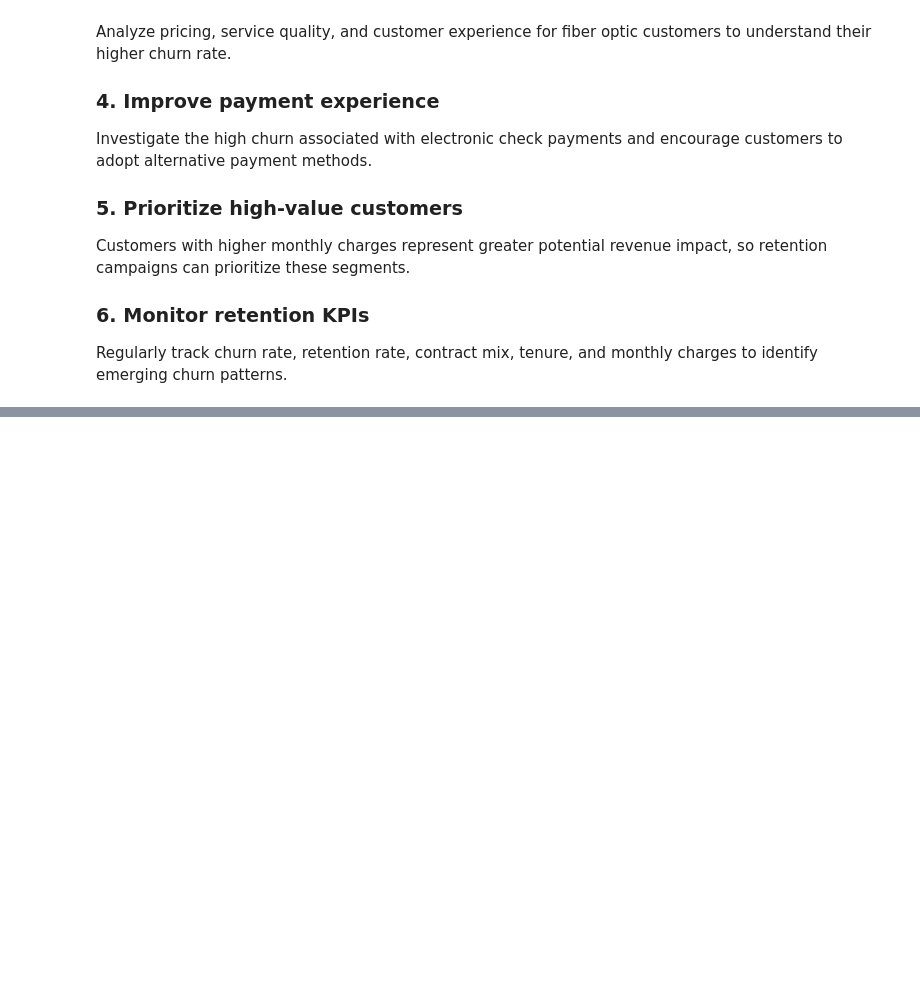
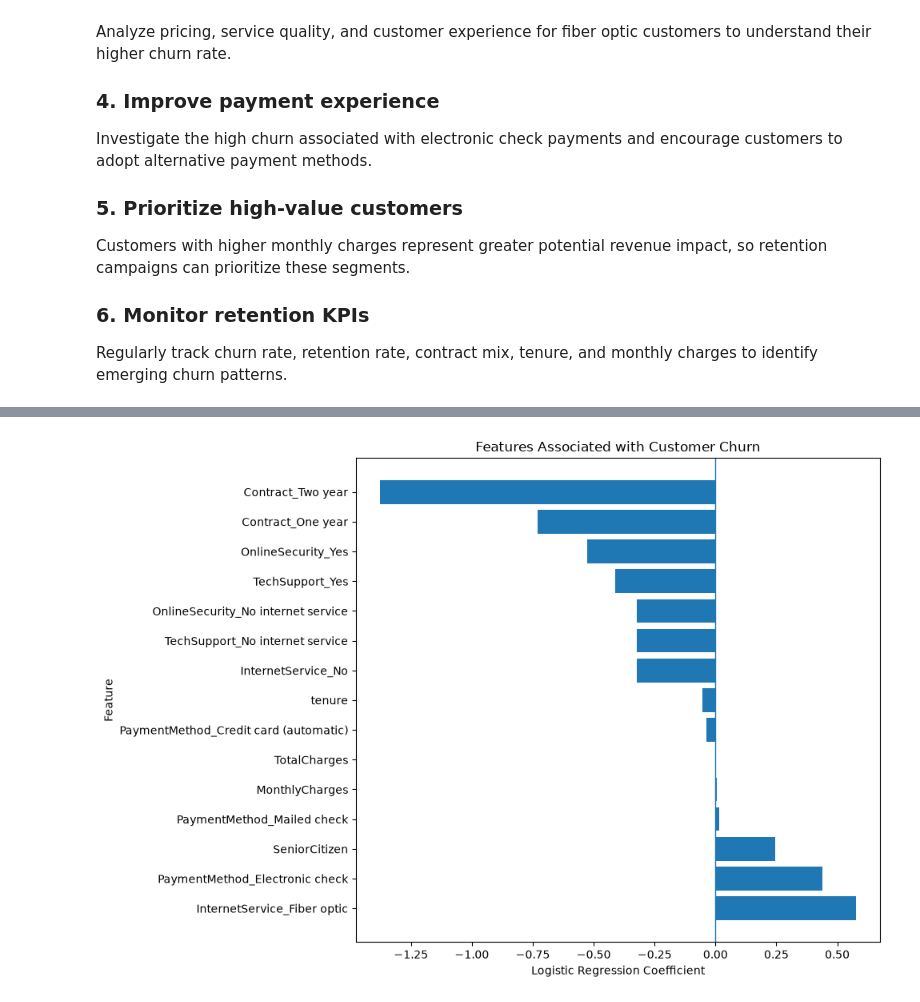
Before and after one commit to s-kamirkar/Customer-Churn-Retention-Analysis, a Jupyter notebook: notebooks/01_customer_churn_analysis.ipynb, the cells around one changed output, grey strips where cells are left out. Saved outputs shown, nothing was run; the diff lists cells and outputs as text; code cells hidden in the pictures; blank space fills up the shorter version.

```diff
--- a/notebooks/01_customer_churn_analysis.ipynb
+++ b/notebooks/01_customer_churn_analysis.ipynb
@@ -617,0 +1085,18 @@ Regularly track churn rate, retention rate, contract mix, tenure, and monthly ch
+# %%
+# Create a DataFrame containing each feature and its logistic regression coefficient
+# A positive coefficient means the feature increases predicted churn probability
+# A negative coefficient means the feature decreases predicted churn probability
+feature_coefficients = pd.DataFrame({
+    "Feature": X_encoded.columns,
+    "Coefficient": model.coef_[0]
+})
+
+# Sort features by their coefficient from highest to lowest
+# The largest positive values are the strongest churn drivers
+feature_coefficients = feature_coefficients.sort_values(
+    by="Coefficient",
+    ascending=False
+)
+
+# Display the feature coefficients
+feature_coefficients
@@ -617,0 +1120,28 @@ Regularly track churn rate, retention rate, contract mix, tenure, and monthly ch
+# %%
+# Create a horizontal bar chart of logistic regression coefficients
+plt.figure(figsize=(10, 7))
+
+# Plot each feature's coefficient
+# Positive values indicate higher predicted churn
+# Negative values indicate lower predicted churn
+plt.barh(
+    feature_coefficients["Feature"],
+    feature_coefficients["Coefficient"]
+)
+
+# Add a vertical reference line at zero
+# This separates positive and negative associations
+plt.axvline(0, linewidth=1)
+
+# Add labels and title
+plt.xlabel("Logistic Regression Coefficient")
+plt.ylabel("Feature")
+plt.title("Features Associated with Customer Churn")
+
+# Adjust the layout so feature names are not cut off
+plt.tight_layout()
+
+# Display the chart
+plt.show()
+# %% [output]
+[figure, added]
```
Also changed, not shown: parts of 52 cells of this notebook.
